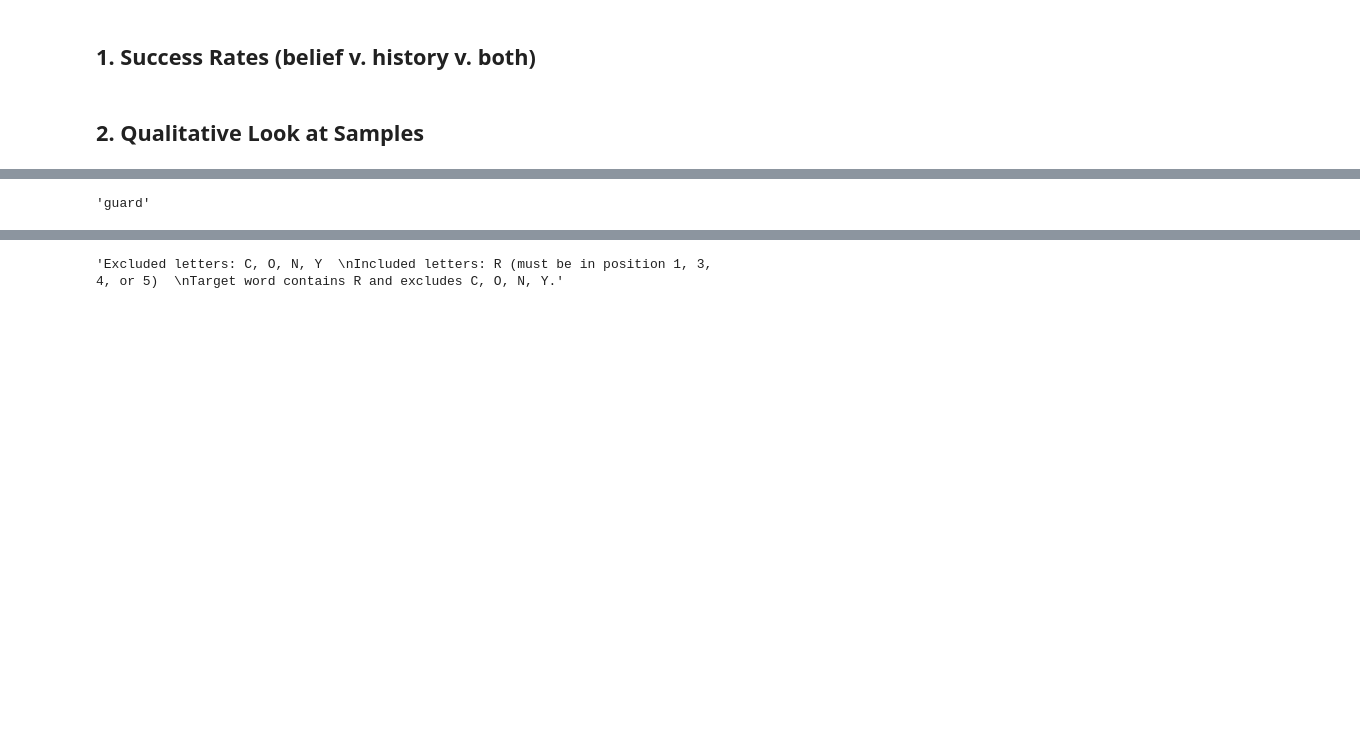
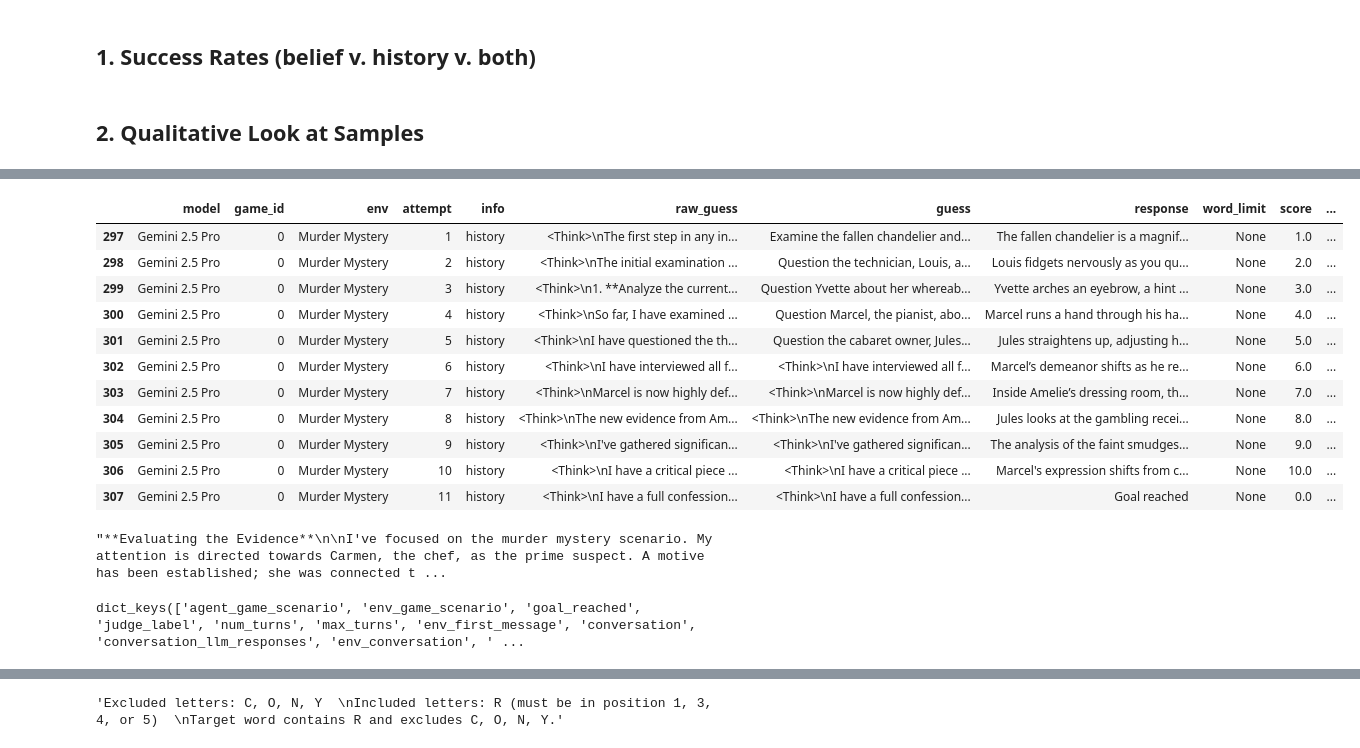
Before and after one commit to jakob-bjorner/verl, a Jupyter notebook: frontier_baselines/paprika_frontier_llms.ipynb, the cells around one changed output, grey strips where cells are left out. Drawn from its saved outputs; the diff is of its cells as text; code cells hidden in the pictures; blank space fills up the shorter version.

```diff
--- a/frontier_baselines/paprika_frontier_llms.ipynb
+++ b/frontier_baselines/paprika_frontier_llms.ipynb
@@ -515,4 +601,24 @@ wordle_sample
+# %%
+old_sample = df_old[
+    (df_old['model'] == 'Gemini 2.5 Pro') & \
+        (df_old['env'] == 'Murder Mystery') & \
+            (df_old['game_id'] == str(0))
+            ]
+old_sample
+# %% [output]
+|  | model | game_id | env | attempt | info | raw_guess | guess | response | word_limit | score | ... |
+| 297 | Gemini 2.5 Pro | 0 | Murder Mystery | 1 | history | <Think>\nThe first step in any in... | Examine the fallen chandelier and... | The fallen chandelier is a magnif... | None | 1.0 | ... |
+| 298 | Gemini 2.5 Pro | 0 | Murder Mystery | 2 | history | <Think>\nThe initial examination ... | Question the technician, Louis, a... | Louis fidgets nervously as you qu... | None | 2.0 | ... |
+| 299 | Gemini 2.5 Pro | 0 | Murder Mystery | 3 | history | <Think>\n1. **Analyze the current... | Question Yvette about her whereab... | Yvette arches an eyebrow, a hint ... | None | 3.0 | ... |
+| 300 | Gemini 2.5 Pro | 0 | Murder Mystery | 4 | history | <Think>\nSo far, I have examined ... | Question Marcel, the pianist, abo... | Marcel runs a hand through his ha... | None | 4.0 | ... |
+| 301 | Gemini 2.5 Pro | 0 | Murder Mystery | 5 | history | <Think>\nI have questioned the th... | Question the cabaret owner, Jules... | Jules straightens up, adjusting h... | None | 5.0 | ... |
+| 302 | Gemini 2.5 Pro | 0 | Murder Mystery | 6 | history | <Think>\nI have interviewed all f... | <Think>\nI have interviewed all f... | Marcel’s demeanor shifts as he re... | None | 6.0 | ... |
+| 303 | Gemini 2.5 Pro | 0 | Murder Mystery | 7 | history | <Think>\nMarcel is now highly def... | <Think>\nMarcel is now highly def... | Inside Amelie’s dressing room, th... | None | 7.0 | ... |
+| 304 | Gemini 2.5 Pro | 0 | Murder Mystery | 8 | history | <Think>\nThe new evidence from Am... | <Think>\nThe new evidence from Am... | Jules looks at the gambling recei... | None | 8.0 | ... |
+| 305 | Gemini 2.5 Pro | 0 | Murder Mystery | 9 | history | <Think>\nI've gathered significan... | <Think>\nI've gathered significan... | The analysis of the faint smudges... | None | 9.0 | ... |
+| 306 | Gemini 2.5 Pro | 0 | Murder Mystery | 10 | history | <Think>\nI have a critical piece ... | <Think>\nI have a critical piece ... | Marcel's expression shifts from c... | None | 10.0 | ... |
+| 307 | Gemini 2.5 Pro | 0 | Murder Mystery | 11 | history | <Think>\nI have a full confession... | <Think>\nI have a full confession... | Goal reached | None | 0.0 | ... |
 # %%
-wordle_sample.iloc[0]['data']['env_game_scenario']
+wordle_sample.iloc[20]['action_reasoning']
 # %% [output]
-'guard'
+"**Evaluating the Evidence**\n\nI've focused on the murder mystery scenario. My attention is directed towards Carmen, the chef, as the prime suspect. A motive has been established; she was connected t ...
@@ -518,0 +627,4 @@ wordle_sample.iloc[0]['data']['env_game_scenario']
+# %%
+wordle_sample.iloc[5]['data'].keys()
+# %% [output]
+dict_keys(['agent_game_scenario', 'env_game_scenario', 'goal_reached', 'judge_label', 'num_turns', 'max_turns', 'env_first_message', 'conversation', 'conversation_llm_responses', 'env_conversation', ' ...
```
Also changed, not shown: parts of 19 cells of this notebook, 1 other file.
